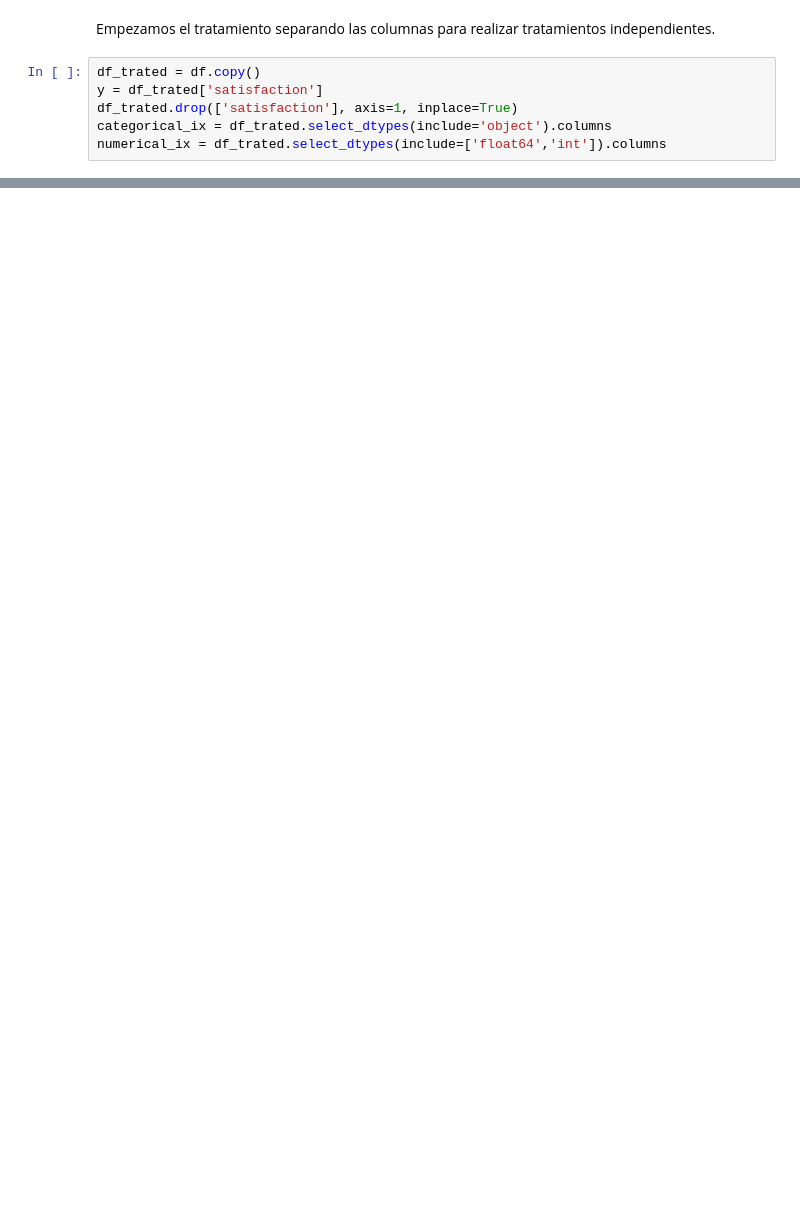
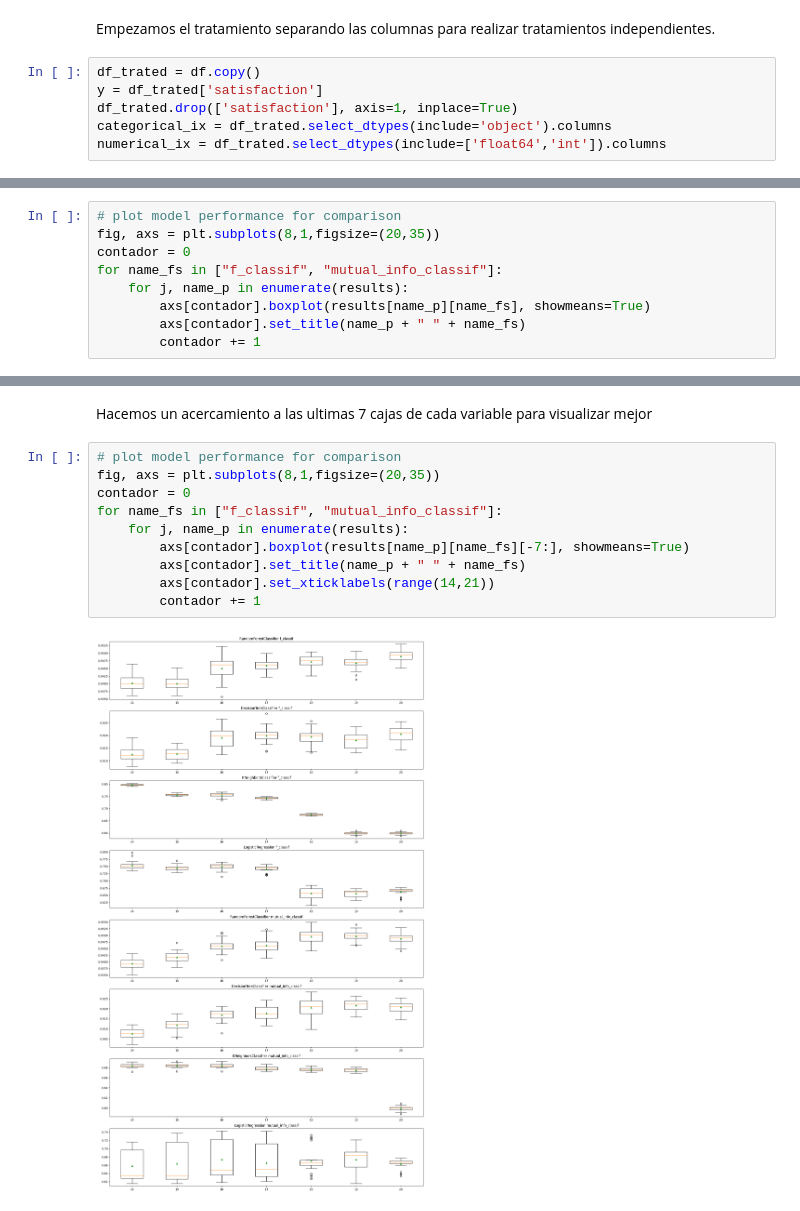
Before and after one commit to nlmaldonadog/PreparacionDeDatos-Trabajo1, a Jupyter notebook: Data_preparation-Nicolas_Maldonado.ipynb, the cells around one changed output, grey strips where cells are left out. Cells and saved outputs as stored; diff of their text form; blank space fills up the shorter version.

```diff
--- a/Data_preparation-Nicolas_Maldonado.ipynb
+++ b/Data_preparation-Nicolas_Maldonado.ipynb
@@ -324,0 +496,9 @@ Con las tecnicas aplicadas hasta el momento podemos ver una mejora en el accurac
+# %%
+# plot model performance for comparison
+fig, axs = plt.subplots(8,1,figsize=(20,35))
+contador = 0
+for name_fs in ["f_classif", "mutual_info_classif"]:
+    for j, name_p in enumerate(results):
+        axs[contador].boxplot(results[name_p][name_fs], showmeans=True)
+        axs[contador].set_title(name_p + " " + name_fs)
+        contador += 1
@@ -324,0 +507,14 @@ Con las tecnicas aplicadas hasta el momento podemos ver una mejora en el accurac
+# %% [markdown]
+Hacemos un acercamiento a las ultimas 7 cajas de cada variable para visualizar mejor
+# %%
+# plot model performance for comparison
+fig, axs = plt.subplots(8,1,figsize=(20,35))
+contador = 0
+for name_fs in ["f_classif", "mutual_info_classif"]:
+    for j, name_p in enumerate(results):
+        axs[contador].boxplot(results[name_p][name_fs][-7:], showmeans=True)
+        axs[contador].set_title(name_p + " " + name_fs)
+        axs[contador].set_xticklabels(range(14,21))
+        contador += 1
+# %% [output]
+[figure, added]
```
Also changed, not shown: parts of 49 cells of this notebook.
